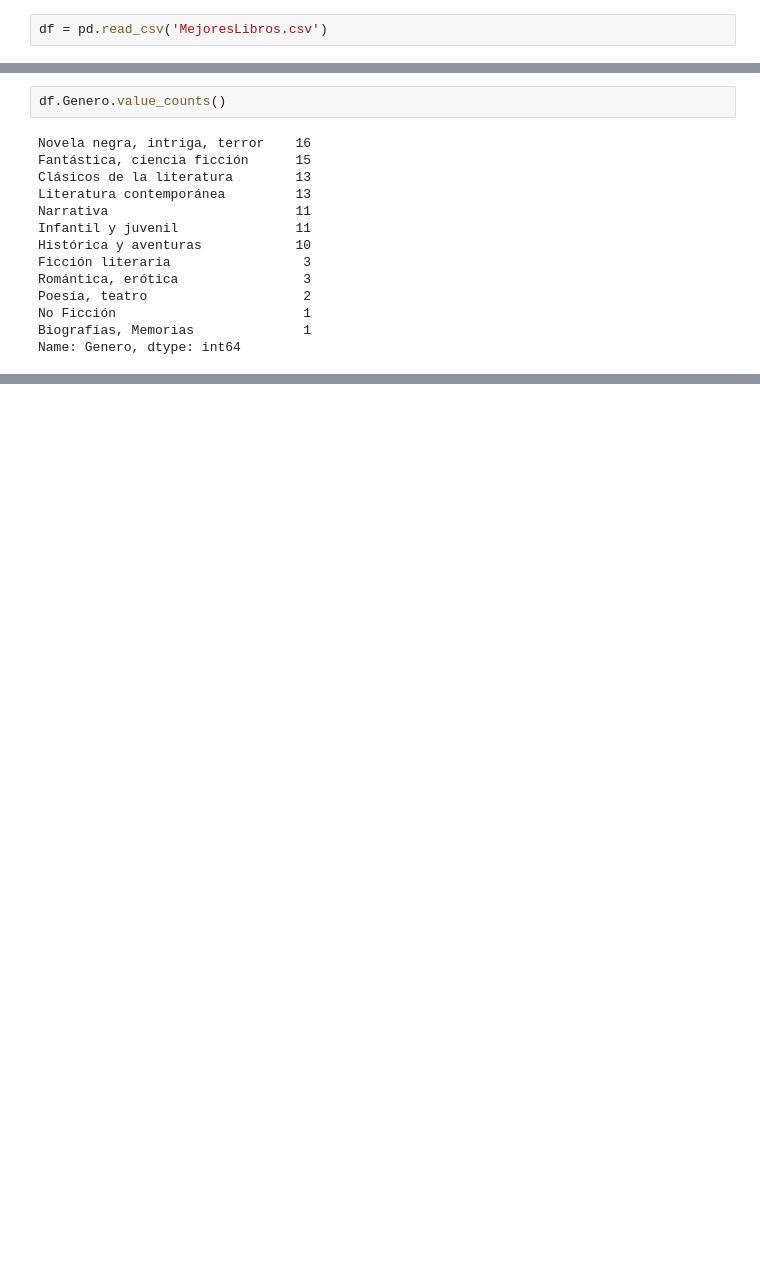
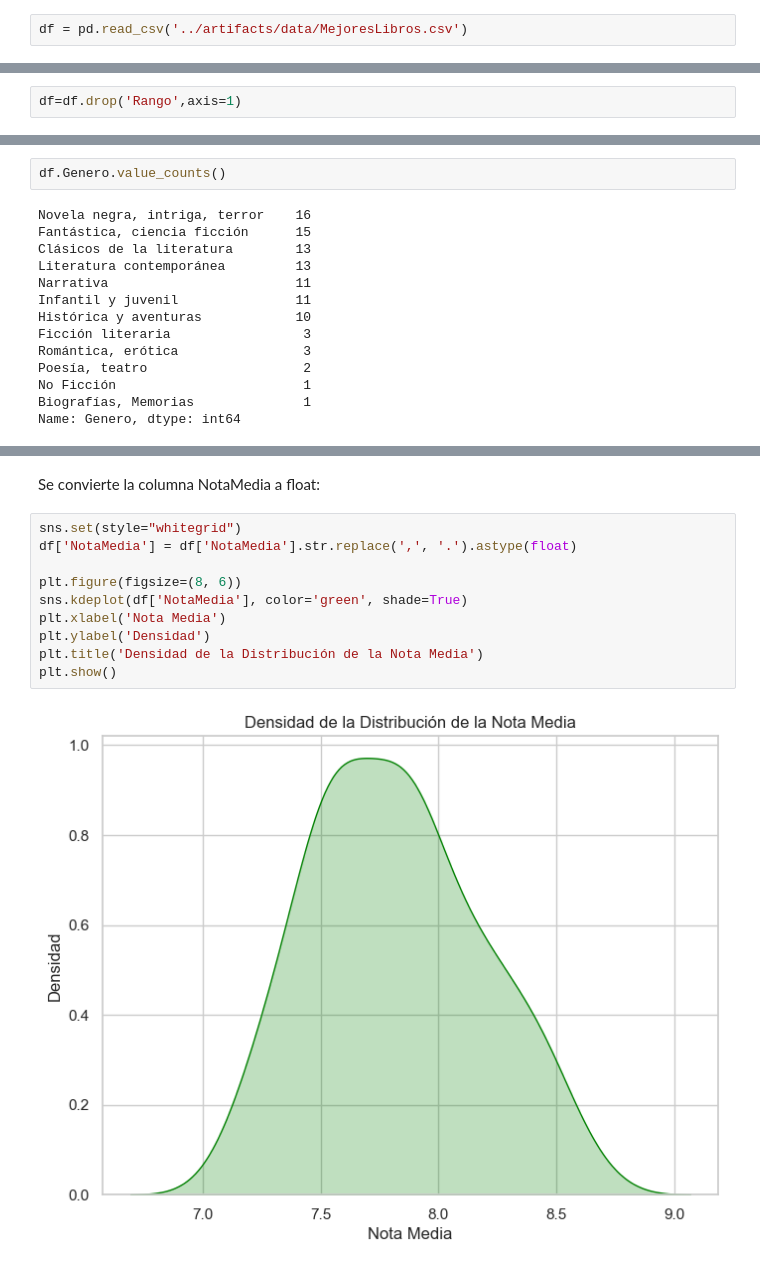
Before and after one commit to GonzaloDC/Web_scraping, a Jupyter notebook: notebooks/analisis.ipynb, the cells around one changed output, grey strips where cells are left out. Saved outputs shown, nothing was run; the diff lists cells and outputs as text; blank space fills up the shorter version.

```diff
--- a/notebooks/analisis.ipynb
+++ b/notebooks/analisis.ipynb
@@ -4,5 +7,5 @@ import numpy as np
 # %%
-df = pd.read_csv('MejoresLibros.csv')
+df = pd.read_csv('../artifacts/data/MejoresLibros.csv')
 # %%
 df.info()
 # %% [output]
@@ -49,0 +50,2 @@ Name: Rango, dtype: int64
+# %%
+df=df.drop('Rango',axis=1)
@@ -65,0 +110,14 @@ Name: Genero, dtype: int64
+# %% [markdown]
+Se convierte la columna NotaMedia a float:
+# %%
+sns.set(style="whitegrid")
+df['NotaMedia'] = df['NotaMedia'].str.replace(',', '.').astype(float)
+
+plt.figure(figsize=(8, 6))
+sns.kdeplot(df['NotaMedia'], color='green', shade=True)
+plt.xlabel('Nota Media')
+plt.ylabel('Densidad')
+plt.title('Densidad de la Distribución de la Nota Media')
+plt.show()
+# %% [output]
+[figure, added]
```
Also changed, not shown: parts of 11 cells of this notebook, 4 other files.
